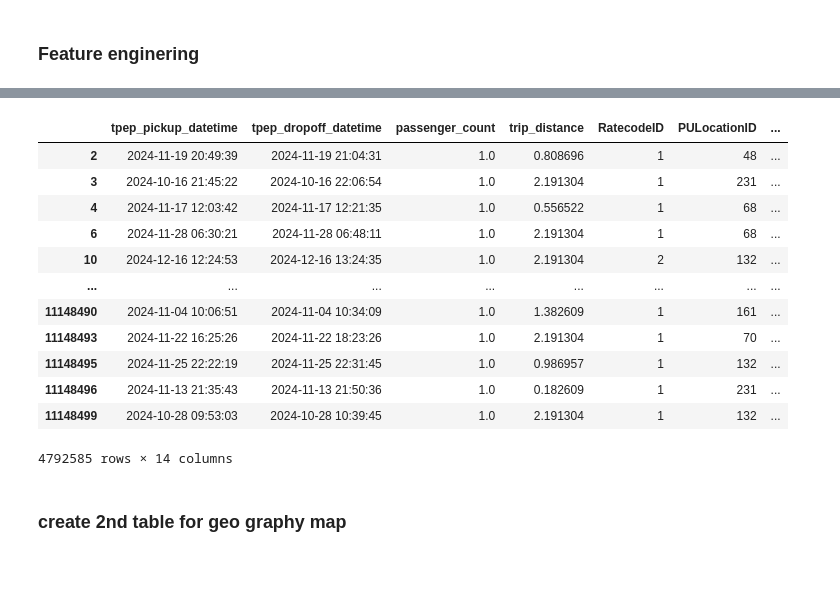
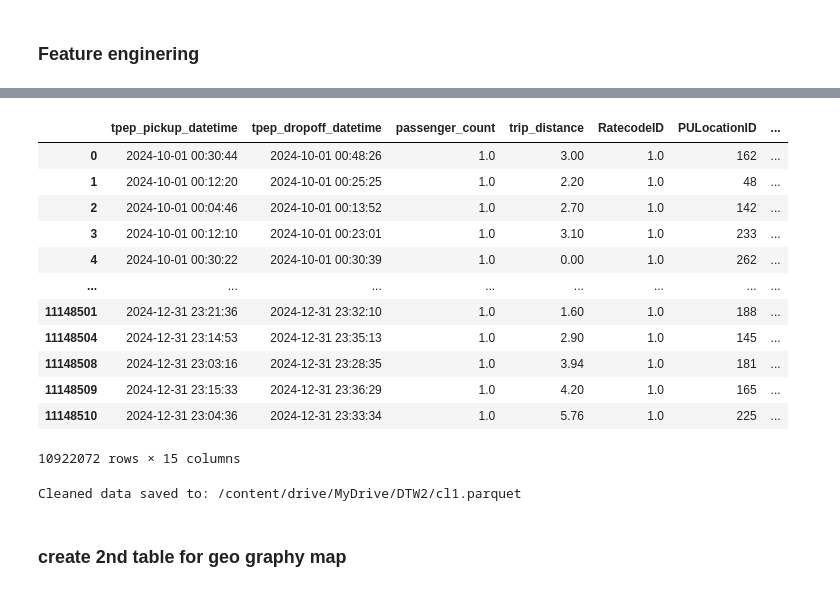
Before and after one commit to TKhahahah/Text_Analytics, a Jupyter notebook: TK_Data_Analytics_and_Modeling.ipynb, the cells around one changed output, grey strips where cells are left out. Saved outputs shown, nothing was run; the diff lists cells and outputs as text; code cells hidden in the pictures.

Commit message:
Clean real

```diff
--- a/TK_Data_Analytics_and_Modeling.ipynb
+++ b/TK_Data_Analytics_and_Modeling.ipynb
@@ -543,3 +591,6 @@ pl_df_pandas.describe()
+# %%
+#distance>=0 and fare_mount >= 0
+cl_quarters4_ytaxi = cl_quarters4_ytaxi [(cl_quarters4_ytaxi ['trip_distance'] >= 0) & (cl_quarters4_ytaxi ['fare_amount'] >= 0)]
 # %% [markdown]
 ### Feature enginering
 # %%
@@ -547,10 +601,10 @@ import numpy as np
 # %%
 # Feature engineering
 # extract day and time, the calculate the duration of the trip
-pl_df_pandas['tpep_pickup_datetime'] = pd.to_datetime(pl_df_pandas['tpep_pickup_datetime'])
-pl_df_pandas['tpep_dropoff_datetime'] = pd.to_datetime(pl_df_pandas['tpep_dropoff_datetime'])
-pl_df_pandas['date'] = pl_df_pandas['tpep_pickup_datetime'].dt.normalize()
-pl_df_pandas['time'] = pl_df_pandas['tpep_pickup_datetime'].dt.hour
-pl_df_pandas['weekday'] = pl_df_pandas['date'].dt.day_name()
-pl_df_pandas['duration'] = pl_df_pandas['tpep_dropoff_datetime'] - pl_df_pandas['tpep_pickup_datetime']
-pl_df_pandas['duration'] = pl_df_pandas['duration'] / np.timedelta64(1, 'm')
+cl_quarters4_ytaxi['tpep_pickup_datetime'] = pd.to_datetime(cl_quarters4_ytaxi['tpep_pickup_datetime'])
+cl_quarters4_ytaxi['tpep_dropoff_datetime'] = pd.to_datetime(cl_quarters4_ytaxi['tpep_dropoff_datetime'])
+cl_quarters4_ytaxi['date'] = cl_quarters4_ytaxi['tpep_pickup_datetime'].dt.normalize()
+cl_quarters4_ytaxi['time'] = cl_quarters4_ytaxi['tpep_pickup_datetime'].dt.hour
+cl_quarters4_ytaxi['weekday'] = cl_quarters4_ytaxi['date'].dt.day_name()
+cl_quarters4_ytaxi['duration'] = cl_quarters4_ytaxi['tpep_dropoff_datetime'] - cl_quarters4_ytaxi['tpep_pickup_datetime']
+cl_quarters4_ytaxi['duration'] = cl_quarters4_ytaxi['duration'] / np.timedelta64(1, 'm')
@@ -560,16 +628,0 @@ pl_df_pandas = pl_df_pandas[(pl_df_pandas['trip_distance'] >= 0) & (pl_df_pandas
-# %%
-pl_df_pandas
-# %% [output]
-|  | tpep_pickup_datetime | tpep_dropoff_datetime | passenger_count | trip_distance | RatecodeID | PULocationID | ... |
-| 2 | 2024-11-19 20:49:39 | 2024-11-19 21:04:31 | 1.0 | 0.808696 | 1 | 48 | ... |
-| 3 | 2024-10-16 21:45:22 | 2024-10-16 22:06:54 | 1.0 | 2.191304 | 1 | 231 | ... |
-| 4 | 2024-11-17 12:03:42 | 2024-11-17 12:21:35 | 1.0 | 0.556522 | 1 | 68 | ... |
-| 6 | 2024-11-28 06:30:21 | 2024-11-28 06:48:11 | 1.0 | 2.191304 | 1 | 68 | ... |
-| 10 | 2024-12-16 12:24:53 | 2024-12-16 13:24:35 | 1.0 | 2.191304 | 2 | 132 | ... |
-| ... | ... | ... | ... | ... | ... | ... | ... |
-| 11148490 | 2024-11-04 10:06:51 | 2024-11-04 10:34:09 | 1.0 | 1.382609 | 1 | 161 | ... |
-| 11148493 | 2024-11-22 16:25:26 | 2024-11-22 18:23:26 | 1.0 | 2.191304 | 1 | 70 | ... |
-| 11148495 | 2024-11-25 22:22:19 | 2024-11-25 22:31:45 | 1.0 | 0.986957 | 1 | 132 | ... |
-| 11148496 | 2024-11-13 21:35:43 | 2024-11-13 21:50:36 | 1.0 | 0.182609 | 1 | 231 | ... |
-| 11148499 | 2024-10-28 09:53:03 | 2024-10-28 10:39:45 | 1.0 | 2.191304 | 1 | 132 | ... |
-4792585 rows × 14 columns
@@ -576,3 +631,27 @@ pl_df_pandas
+# %%
+cl_quarters4_ytaxi
+# %% [output]
+|  | tpep_pickup_datetime | tpep_dropoff_datetime | passenger_count | trip_distance | RatecodeID | PULocationID | ... |
+| 0 | 2024-10-01 00:30:44 | 2024-10-01 00:48:26 | 1.0 | 3.00 | 1.0 | 162 | ... |
+| 1 | 2024-10-01 00:12:20 | 2024-10-01 00:25:25 | 1.0 | 2.20 | 1.0 | 48 | ... |
+| 2 | 2024-10-01 00:04:46 | 2024-10-01 00:13:52 | 1.0 | 2.70 | 1.0 | 142 | ... |
+| 3 | 2024-10-01 00:12:10 | 2024-10-01 00:23:01 | 1.0 | 3.10 | 1.0 | 233 | ... |
+| 4 | 2024-10-01 00:30:22 | 2024-10-01 00:30:39 | 1.0 | 0.00 | 1.0 | 262 | ... |
+| ... | ... | ... | ... | ... | ... | ... | ... |
+| 11148501 | 2024-12-31 23:21:36 | 2024-12-31 23:32:10 | 1.0 | 1.60 | 1.0 | 188 | ... |
+| 11148504 | 2024-12-31 23:14:53 | 2024-12-31 23:35:13 | 1.0 | 2.90 | 1.0 | 145 | ... |
+| 11148508 | 2024-12-31 23:03:16 | 2024-12-31 23:28:35 | 1.0 | 3.94 | 1.0 | 181 | ... |
+| 11148509 | 2024-12-31 23:15:33 | 2024-12-31 23:36:29 | 1.0 | 4.20 | 1.0 | 165 | ... |
+| 11148510 | 2024-12-31 23:04:36 | 2024-12-31 23:33:34 | 1.0 | 5.76 | 1.0 | 225 | ... |
+10922072 rows × 15 columns
+# %%
+# Save the cleaned DataFrame to a file (e.g., Parquet)
+output_path = '/content/drive/MyDrive/DTW2/cl1.parquet'
+cl_quarters4_ytaxi.to_parquet(output_path)
+
+print(f"Cleaned data saved to: {output_path}")
+# %% [output]
+Cleaned data saved to: /content/drive/MyDrive/DTW2/cl1.parquet
 # %% [markdown]
 ### create 2nd table for geo graphy map
 # %%
```
Also changed, not shown: parts of 46 cells of this notebook.
